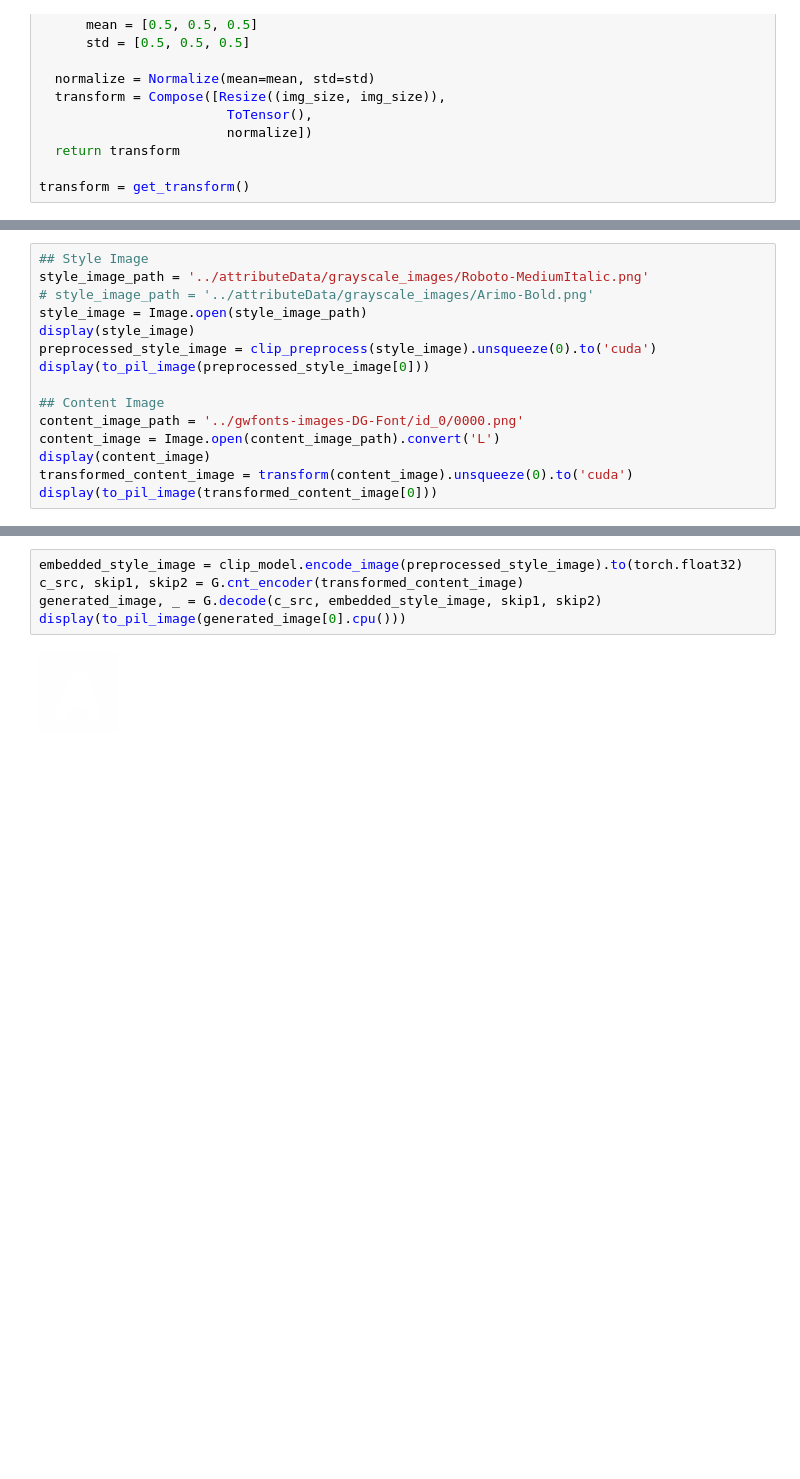
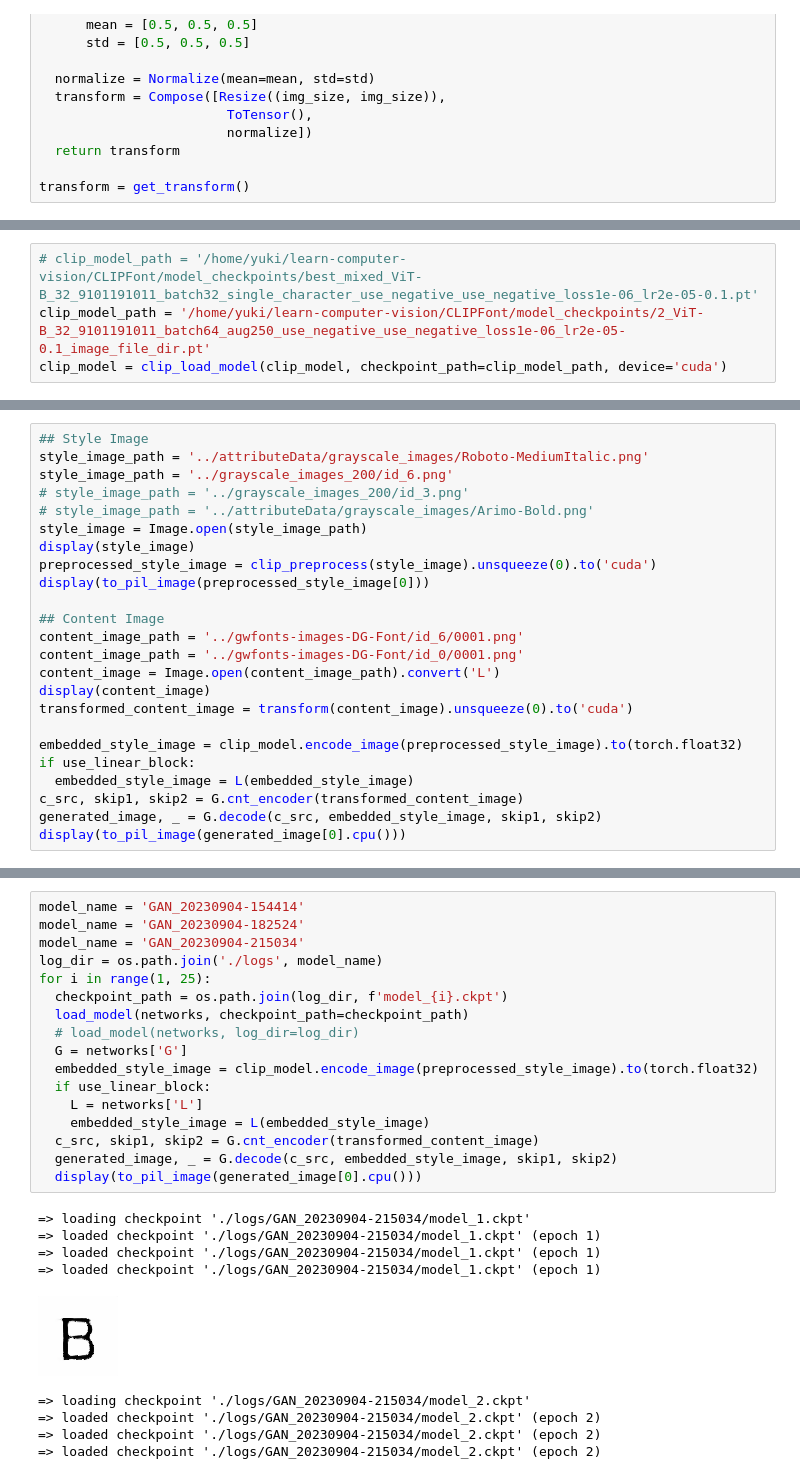
Before and after one commit to yukistavailable/DG-Font, a Jupyter notebook: infer.ipynb, the cells around one changed output, grey strips where cells are left out. Cells and saved outputs as stored; diff of their text form; blank space fills up the shorter version.

```diff
--- a/infer.ipynb
+++ b/infer.ipynb
@@ -113 +122,5 @@ def load_model(networks, checkpoint_path=None, log_dir=None):
+# %%
+# clip_model_path = '/home/yuki/learn-computer-vision/CLIPFont/model_checkpoints/best_mixed_ViT-B_32_9101191011_batch32_single_character_use_negative_use_negative_loss1e-06_lr2e-05-0.1.pt'
+clip_model_path = '/home/yuki/learn-computer-vision/CLIPFont/model_checkpoints/2_ViT-B_32_9101191011_batch64_aug250_use_negative_use_negative_loss1e-06_lr2e-05-0.1_image_file_dir.pt'
+clip_model = clip_load_model(clip_model, checkpoint_path=clip_model_path, device='cuda')
 # %%
@@ -137,6 +154,8 @@ clip_model = clip_load_model(clip_model, checkpoint_path=clip_model_path, device
 # %%
 ## Style Image
 style_image_path = '../attributeData/grayscale_images/Roboto-MediumItalic.png'
+style_image_path = '../grayscale_images_200/id_6.png'
+# style_image_path = '../grayscale_images_200/id_3.png'
 # style_image_path = '../attributeData/grayscale_images/Arimo-Bold.png'
 style_image = Image.open(style_image_path)
 display(style_image)
@@ -144,9 +163,16 @@ preprocessed_style_image = clip_preprocess(style_image).unsqueeze(0).to('cuda')
 display(to_pil_image(preprocessed_style_image[0]))
 
 ## Content Image
-content_image_path = '../gwfonts-images-DG-Font/id_0/0000.png'
+content_image_path = '../gwfonts-images-DG-Font/id_6/0001.png'
+content_image_path = '../gwfonts-images-DG-Font/id_0/0001.png'
 content_image = Image.open(content_image_path).convert('L')
 display(content_image)
 transformed_content_image = transform(content_image).unsqueeze(0).to('cuda')
-display(to_pil_image(transformed_content_image[0]))
+
+embedded_style_image = clip_model.encode_image(preprocessed_style_image).to(torch.float32)
+if use_linear_block:
+  embedded_style_image = L(embedded_style_image)
+c_src, skip1, skip2 = G.cnt_encoder(transformed_content_image)
+generated_image, _ = G.decode(c_src, embedded_style_image, skip1, skip2)
+display(to_pil_image(generated_image[0].cpu()))
 # %% [output]
@@ -157,7 +183,27 @@ display(to_pil_image(transformed_content_image[0]))
 # %%
-embedded_style_image = clip_model.encode_image(preprocessed_style_image).to(torch.float32)
-c_src, skip1, skip2 = G.cnt_encoder(transformed_content_image)
-generated_image, _ = G.decode(c_src, embedded_style_image, skip1, skip2)
-display(to_pil_image(generated_image[0].cpu()))
+model_name = 'GAN_20230904-154414'
+model_name = 'GAN_20230904-182524'
+model_name = 'GAN_20230904-215034'
+log_dir = os.path.join('./logs', model_name)
+for i in range(1, 25):
+  checkpoint_path = os.path.join(log_dir, f'model_{i}.ckpt')
+  load_model(networks, checkpoint_path=checkpoint_path)
+  # load_model(networks, log_dir=log_dir)
+  G = networks['G']
+  embedded_style_image = clip_model.encode_image(preprocessed_style_image).to(torch.float32)
+  if use_linear_block:
+    L = networks['L']
+    embedded_style_image = L(embedded_style_image)
+  c_src, skip1, skip2 = G.cnt_encoder(transformed_content_image)
+  generated_image, _ = G.decode(c_src, embedded_style_image, skip1, skip2)
+  display(to_pil_image(generated_image[0].cpu()))
 # %% [output]
+=> loading checkpoint './logs/GAN_20230904-215034/model_1.ckpt'
+=> loaded checkpoint './logs/GAN_20230904-215034/model_1.ckpt' (epoch 1)
+=> loaded checkpoint './logs/GAN_20230904-215034/model_1.ckpt' (epoch 1)
+=> loaded checkpoint './logs/GAN_20230904-215034/model_1.ckpt' (epoch 1)
-[figure, old version]
+[figure, new version]
+=> loading checkpoint './logs/GAN_20230904-215034/model_2.ckpt'
+=> loaded checkpoint './logs/GAN_20230904-215034/model_2.ckpt' (epoch 2)
+=> loaded checkpoint './logs/GAN_20230904-215034/model_2.ckpt' (epoch 2)
+=> loaded checkpoint './logs/GAN_20230904-215034/model_2.ckpt' (epoch 2)
```
Also changed, not shown: parts of 8 cells of this notebook, 5 other files.
